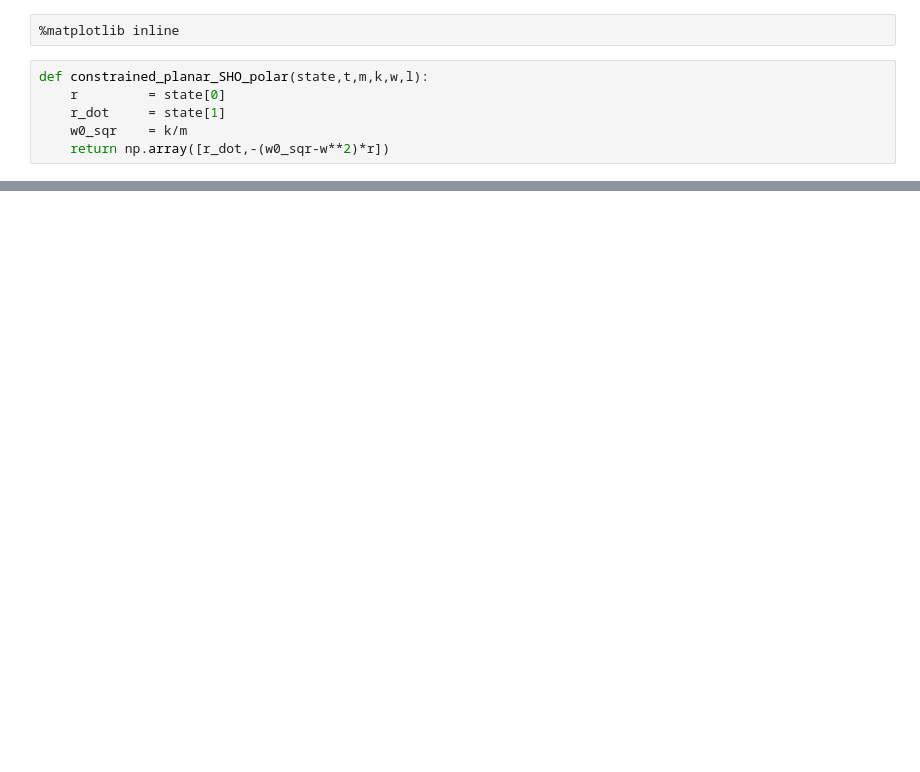
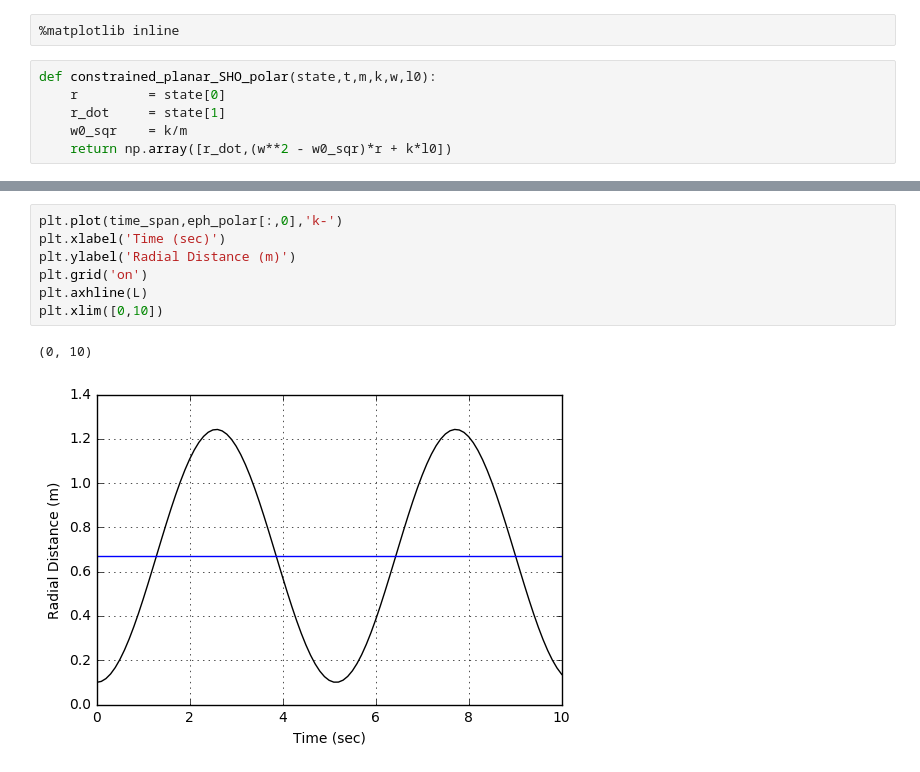
Before and after one commit to gravmath/BlogWyrm, a Jupyter notebook: Posts/Constrainted Planar SHO.ipynb, the cells around one changed output, grey strips where cells are left out. Drawn from its saved outputs; the diff is of its cells as text; blank space fills up the shorter version.

```diff
--- a/Posts/Constrainted Planar SHO.ipynb
+++ b/Posts/Constrainted Planar SHO.ipynb
@@ -8,9 +14,9 @@ import scipy.integrate as integrate
 # %%
 %matplotlib inline
 # %%
-def constrained_planar_SHO_polar(state,t,m,k,w,l):
+def constrained_planar_SHO_polar(state,t,m,k,w,l0):
     r         = state[0]
     r_dot     = state[1]
     w0_sqr    = k/m
-    return np.array([r_dot,-(w0_sqr-w**2)*r])
+    return np.array([r_dot,(w**2 - w0_sqr)*r + k*l0])
 # %%
@@ -61,0 +74,10 @@ plt.plot(time_span,eph_polar[:,0])
+# %%
+plt.plot(time_span,eph_polar[:,0],'k-')
+plt.xlabel('Time (sec)')
+plt.ylabel('Radial Distance (m)')
+plt.grid('on')
+plt.axhline(L)
+plt.xlim([0,10])
+# %% [output]
+(0, 10)
+[figure, added]
```
Also changed, not shown: parts of 10 cells of this notebook, 22 other files.
